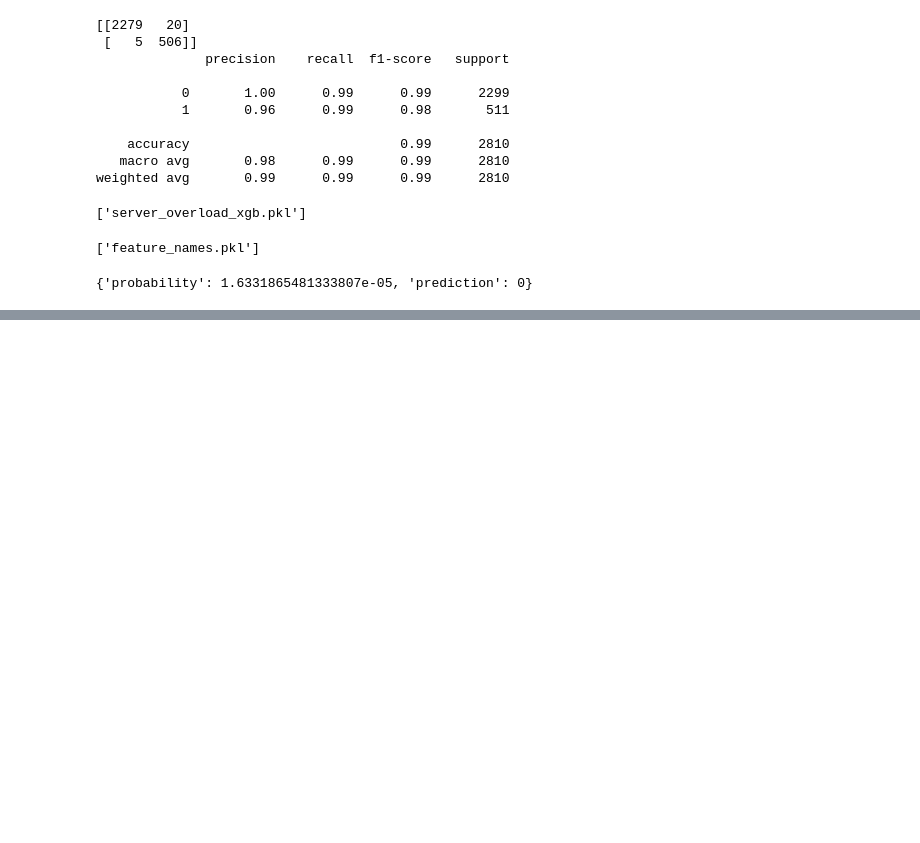
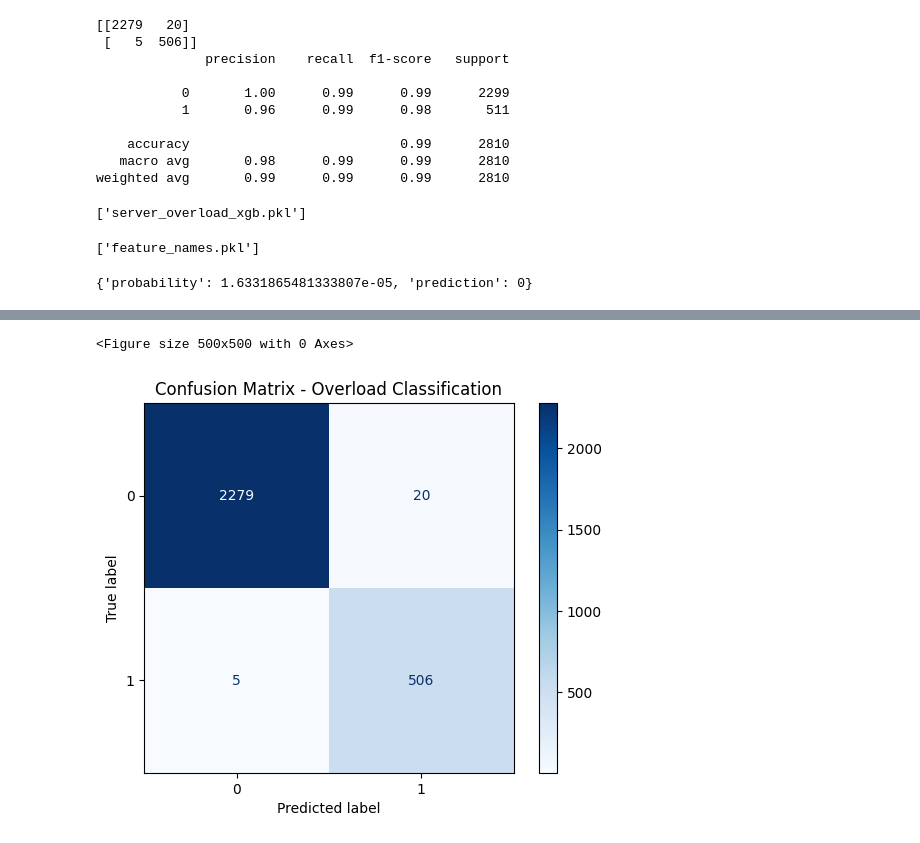
Before and after one commit to manankapoor23/Server-Load-Prediction, a Jupyter notebook: model_train.ipynb, the cells around one changed output, grey strips where cells are left out. Drawn from its saved outputs; the diff is of its cells as text; code cells hidden in the pictures; blank space fills up the shorter version.

```diff
--- a/model_train.ipynb
+++ b/model_train.ipynb
@@ -140,0 +227,10 @@ print(predict_overload(sample))
+# %%
+# --- Classification Model Evaluation: Confusion Matrix ---
+from sklearn.metrics import ConfusionMatrixDisplay
+plt.figure(figsize=(5,5))
+ConfusionMatrixDisplay.from_predictions(y_test, y_pred, cmap='Blues')
+plt.title('Confusion Matrix - Overload Classification')
+plt.show()
+# %% [output]
+<Figure size 500x500 with 0 Axes>
+[figure, added]
```
Also changed, not shown: parts of 6 cells of this notebook, 4 other files.
